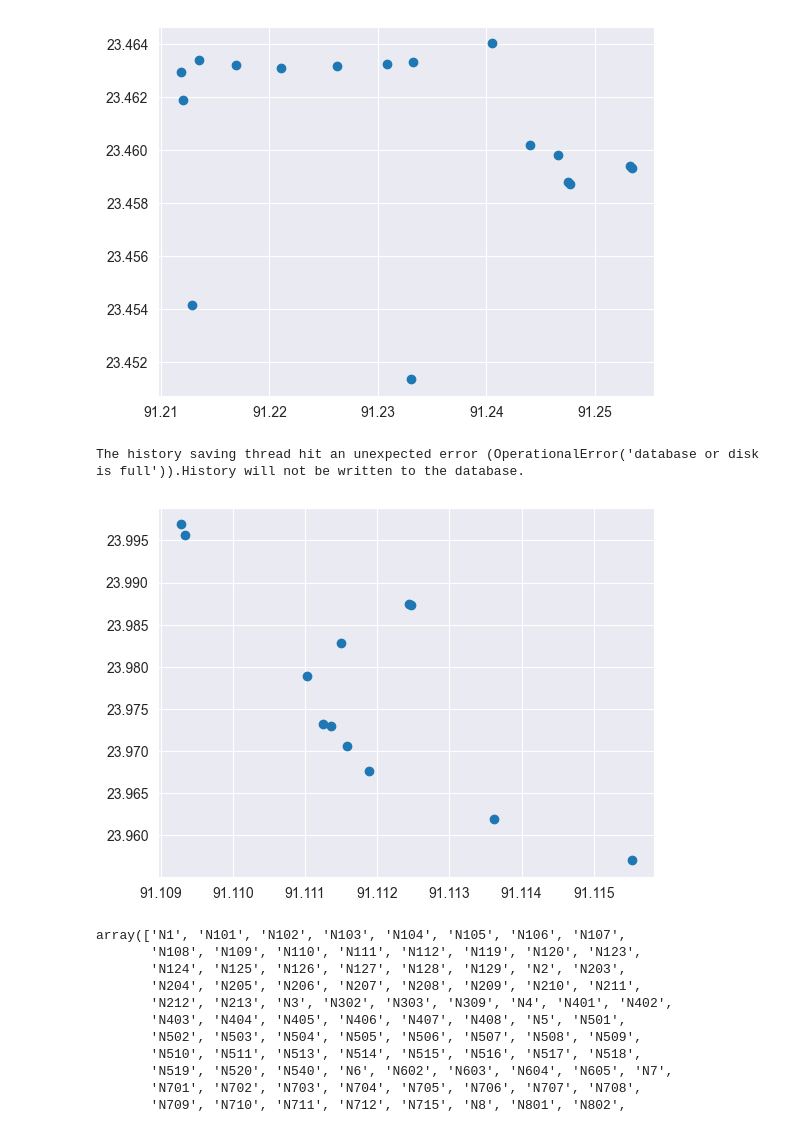
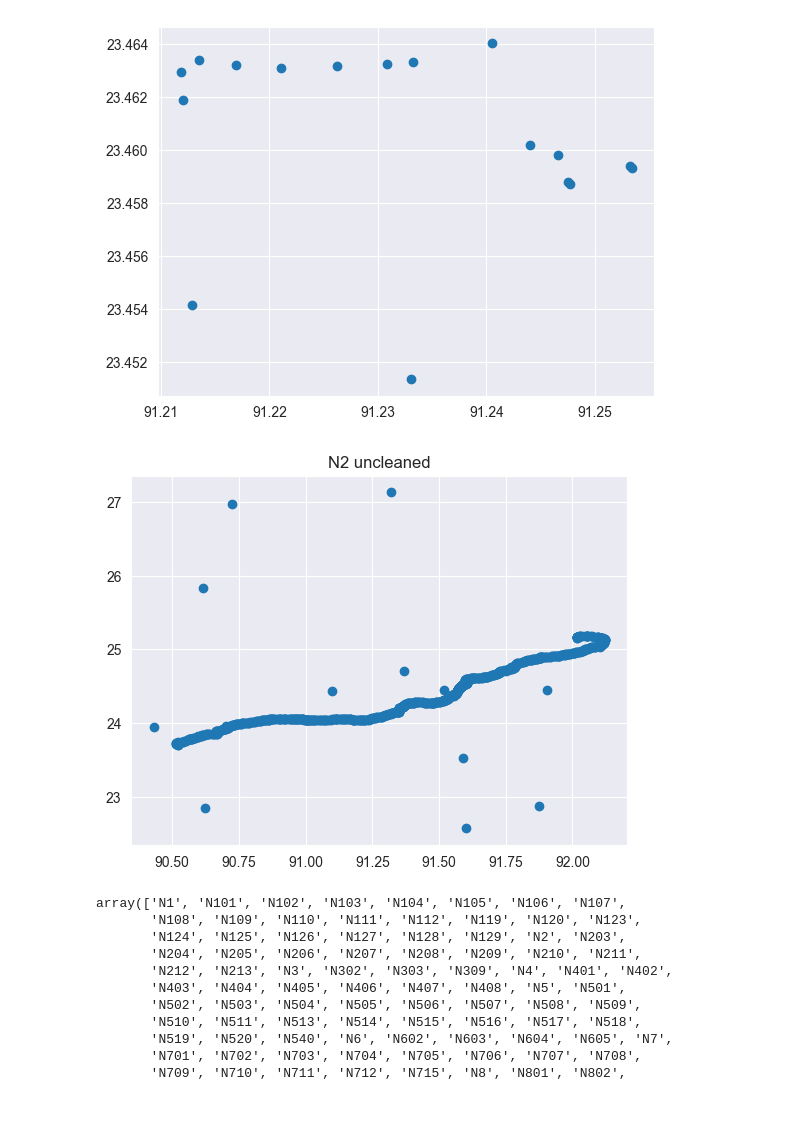
Before and after one commit to Anne-JS/advanced_simulation, a Jupyter notebook: Assignment 1 Julian.ipynb, the cells around one changed output. Saved outputs shown, nothing was run; the diff lists cells and outputs as text; code cells hidden in the pictures.

```diff
--- a/Assignment 1 Julian.ipynb
+++ b/Assignment 1 Julian.ipynb
@@ -54,12 +55,12 @@ plt.show()
 # %% [output]
 [figure]
 # %%
-df_N102 = df_restructured[df_restructured['road'] == 'N103']
+df_N102 = df_restructured[df_restructured['road'] == 'N2']
 plt.scatter(df_N102['lon'], df_N102['lat'])
+plt.title('N2 uncleaned')
 plt.show()
 # %% [output]
-The history saving thread hit an unexpected error (OperationalError('database or disk is full')).History will not be written to the database.
-[figure, old version]
+[figure, new version]
 # %%
 df_restructured['road'].unique()
 # %% [output]
```
Also changed, not shown: parts of 3 cells of this notebook, 1 other file.
